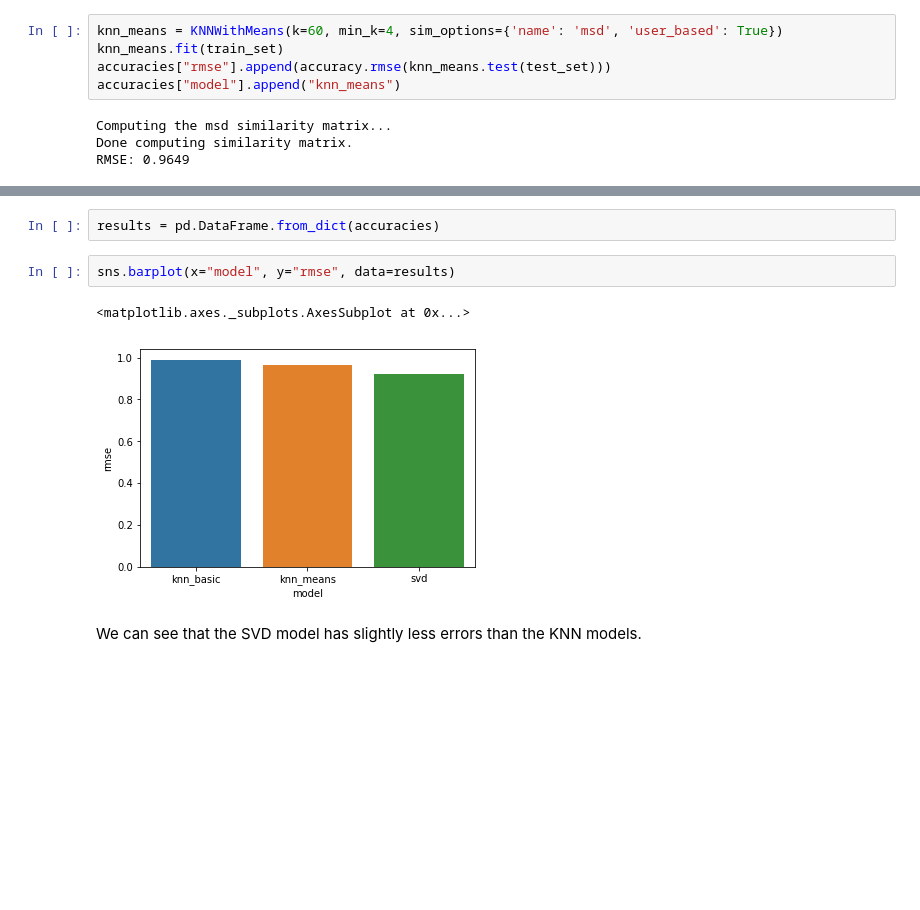
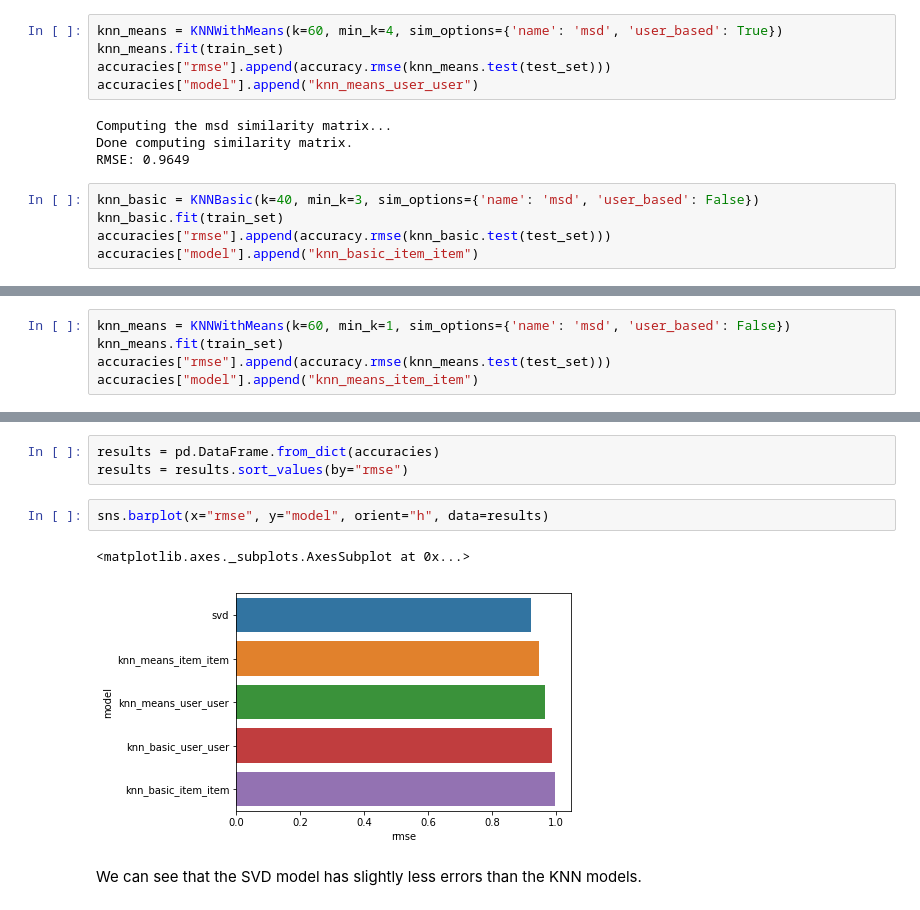
Before and after one commit to cp421-group15/Movie-Recommender-System, a Jupyter notebook: Models comparison.ipynb, the cells around one changed output, grey strips where cells are left out. Cells and saved outputs as stored; diff of their text form; blank space fills up the shorter version.

Commit message:
Add results for KNN using item-item approach

```diff
--- a/Models comparison.ipynb
+++ b/Models comparison.ipynb
@@ -46,8 +46,13 @@ RMSE: 0.9894
 knn_means = KNNWithMeans(k=60, min_k=4, sim_options={'name': 'msd', 'user_based': True})
 knn_means.fit(train_set)
 accuracies["rmse"].append(accuracy.rmse(knn_means.test(test_set)))
-accuracies["model"].append("knn_means")
+accuracies["model"].append("knn_means_user_user")
 # %% [output]
 Computing the msd similarity matrix...
 Done computing similarity matrix.
 RMSE: 0.9649
+# %%
+knn_basic = KNNBasic(k=40, min_k=3, sim_options={'name': 'msd', 'user_based': False})
+knn_basic.fit(train_set)
+accuracies["rmse"].append(accuracy.rmse(knn_basic.test(test_set)))
+accuracies["model"].append("knn_basic_item_item")
@@ -53,0 +63,5 @@ RMSE: 0.9649
+# %%
+knn_means = KNNWithMeans(k=60, min_k=1, sim_options={'name': 'msd', 'user_based': False})
+knn_means.fit(train_set)
+accuracies["rmse"].append(accuracy.rmse(knn_means.test(test_set)))
+accuracies["model"].append("knn_means_item_item")
@@ -61,9 +79,10 @@ RMSE: 0.9230
 # %%
 results = pd.DataFrame.from_dict(accuracies)
+results = results.sort_values(by="rmse")
 # %%
-sns.barplot(x="model", y="rmse", data=results)
+sns.barplot(x="rmse", y="model", orient="h", data=results)
 # %% [output]
 <matplotlib.axes._subplots.AxesSubplot at 0x...>
-[figure, old version]
+[figure, new version]
 # %% [markdown]
 We can see that the SVD model has slightly less errors than the KNN models.
```
Also changed, not shown: parts of 4 cells of this notebook, 2 other files.
